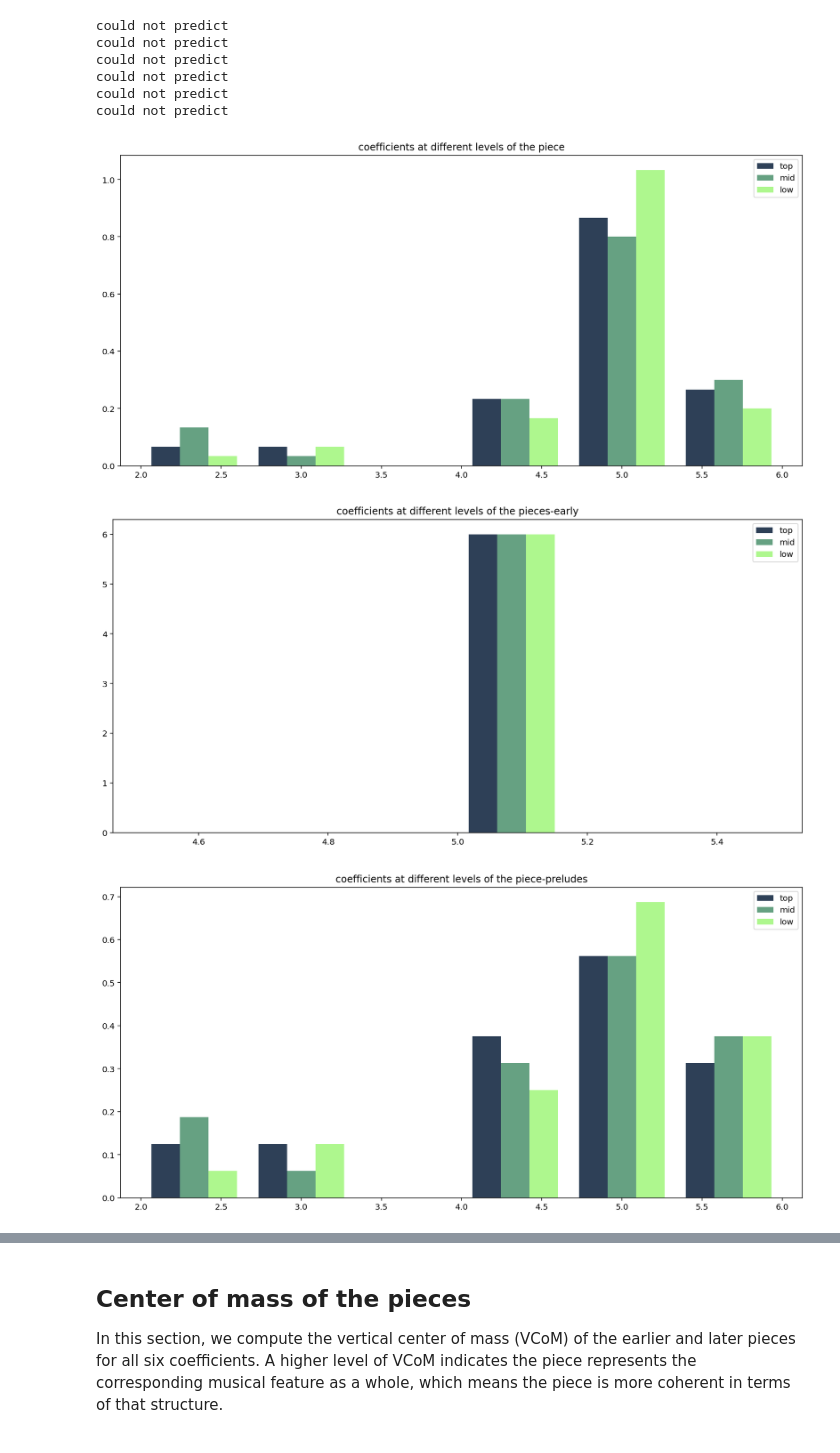
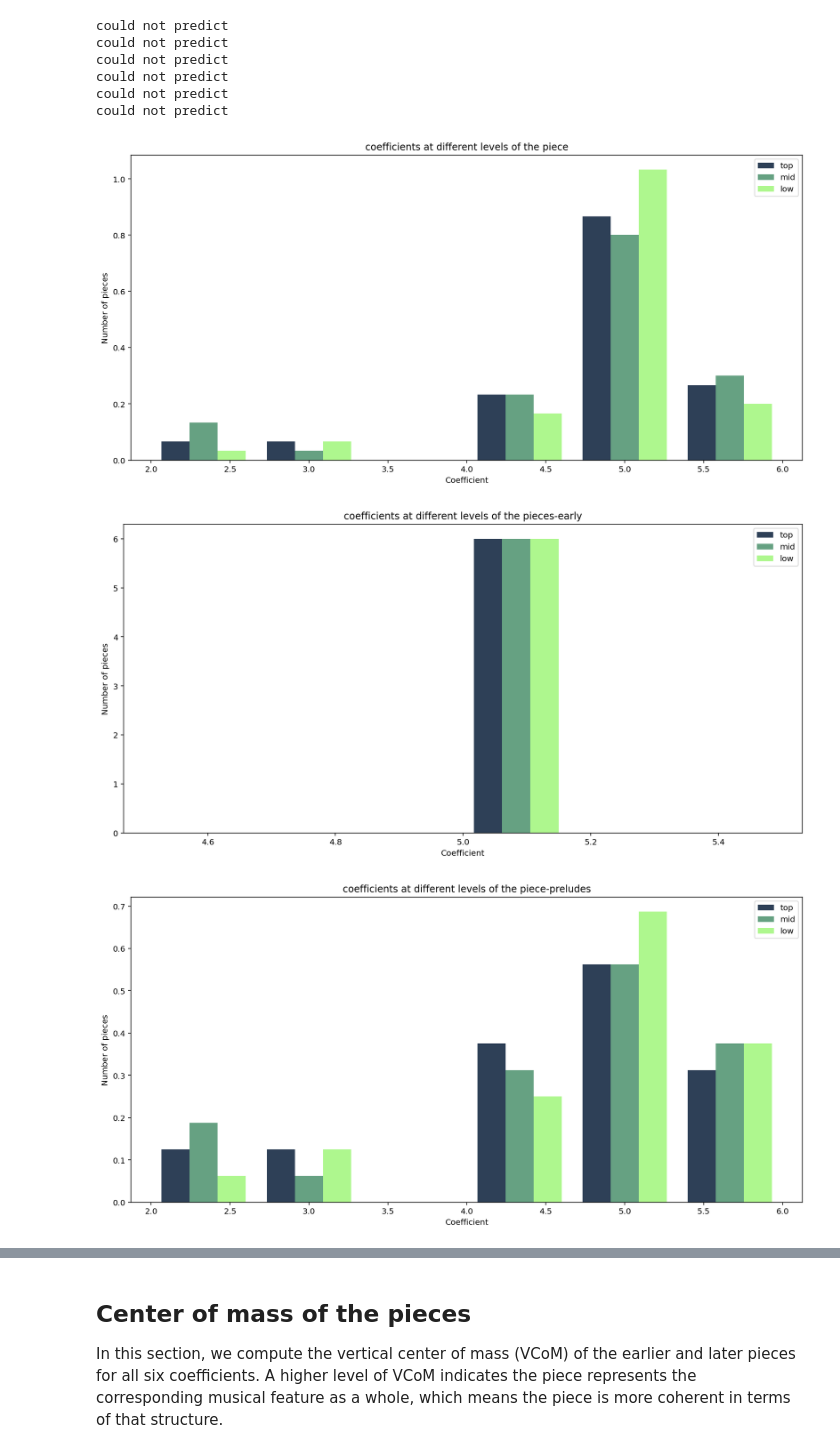
Before and after one commit to ludovicaschaerf/Group-5-Debussy-Pitch-Scapes, a Jupyter notebook: milestone3.ipynb, the cells around one changed output, grey strips where cells are left out. Drawn from its saved outputs; the diff is of its cells as text; code cells hidden in the pictures.

```diff
--- a/milestone3.ipynb
+++ b/milestone3.ipynb
@@ -136,13 +140,15 @@ colors = ["#2E4057", "#66A182", "#AEF78E"]
 labels = ['top','mid','low']
 plt.hist([coeffs, coeffs_m, coeffs_l], 6, density=True, histtype='bar', color=colors, label=labels)
 plt.legend(prop={'size': 10})
+plt.xlabel('Coefficient')
+plt.ylabel('Number of pieces')
 plt.title('coefficients at different levels of the piece')
 
 
 
 plt.show()
 # %% [output]
-[figure, old version]
+[figure, new version]
 # %%
 coeffs_el = [d[0] for d in data_el.values()]
 coeffs_e = [d[0] for d in data_e.values()]
@@ -155,29 +161,33 @@ colors = ["#2E4057", "#66A182", "#AEF78E"]
 labels = ['top','mid','low']
 plt.hist([coeffs_e, coeffs_em, coeffs_el], 6, density=True, histtype='bar', color=colors, label=labels)
 plt.legend(prop={'size': 10})
+plt.xlabel('Coefficient')
+plt.ylabel('Number of pieces')
 plt.title('coefficients at different levels of the pieces-early')
 
 
 
 plt.show()
 # %% [output]
-[figure, old version]
+[figure, new version]
 # %%
 coeffs_pl = [d[0] for d in data_pl.values()]
 coeffs_p = [d[0] for d in data_p.values()]
 coeffs_pm = [d[0] for d in data_pm.values()]
 
 #plt.hist(coeffs_l, bins=6)
 #plt.title('Distribution of most resonant coefficients at the lowest of level of the piece')
 fig = plt.figure(figsize=(15, 7))
 colors = ["#2E4057", "#66A182", "#AEF78E"]
 labels = ['top','mid','low']
 plt.hist([coeffs_p, coeffs_pm, coeffs_pl], 6, density=True, histtype='bar', color=colors, label=labels)
 plt.legend(prop={'size': 10})
+plt.xlabel('Coefficient')
+plt.ylabel('Number of pieces')
 plt.title('coefficients at different levels of the piece-preludes')
 
 
 
 plt.show()
 # %% [output]
-[figure, old version]
+[figure, new version]
```
Also changed, not shown: parts of 6 cells of this notebook, 1 other file.
